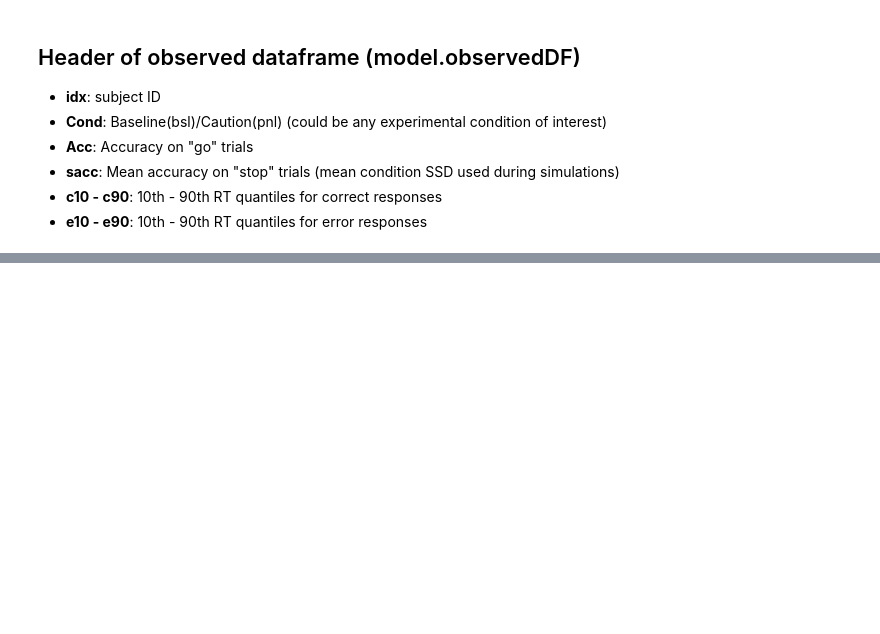
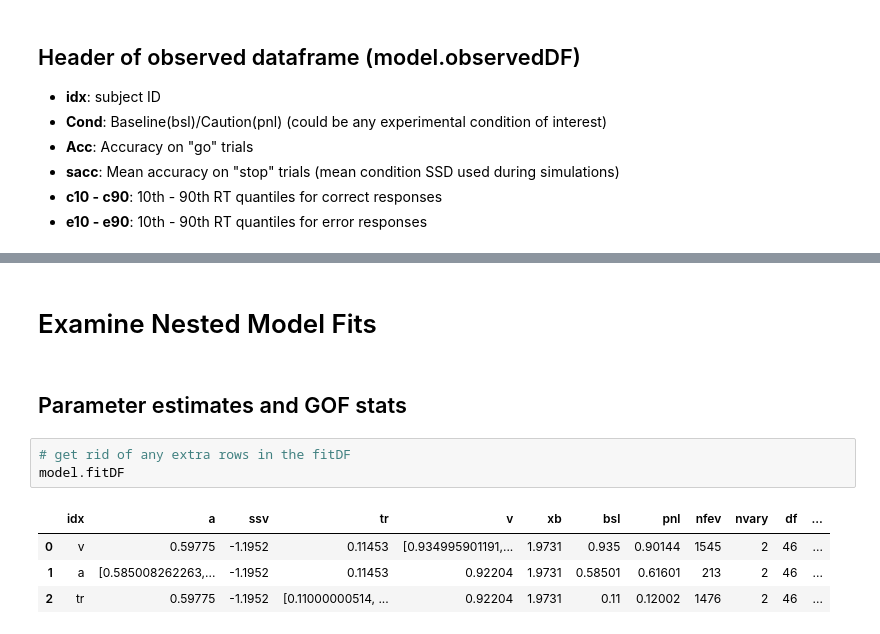
Before and after one commit to CoAxLab/radd, a Jupyter notebook: index.ipynb, the cells around one changed output, grey strips where cells are left out. Cells and saved outputs as stored; diff of their text form; blank space fills up the shorter version.

```diff
--- a/index.ipynb
+++ b/index.ipynb
@@ -353,0 +317,12 @@ model = build.Model(data=data, depends_on={'xb':'Cond'})
+# %% [markdown]
+# Examine Nested Model Fits
+# %% [markdown]
+## Parameter estimates and GOF stats
+# %%
+# get rid of any extra rows in the fitDF
+model.fitDF
+# %% [output]
+|  | idx | a | ssv | tr | v | xb | bsl | pnl | nfev | nvary | df | ... |
+| 0 | v | 0.59775 | -1.1952 | 0.11453 | [0.934995901191,... | 1.9731 | 0.935 | 0.90144 | 1545 | 2 | 46 | ... |
+| 1 | a | [0.585008262263,... | -1.1952 | 0.11453 | 0.92204 | 1.9731 | 0.58501 | 0.61601 | 213 | 2 | 46 | ... |
+| 2 | tr | 0.59775 | -1.1952 | [0.11000000514, ... | 0.92204 | 1.9731 | 0.11 | 0.12002 | 1476 | 2 | 46 | ... |
```
Also changed, not shown: parts of 42 cells of this notebook, 14 other files.
